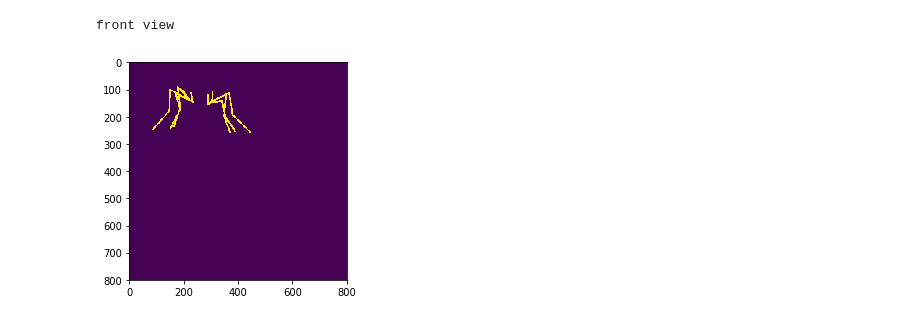
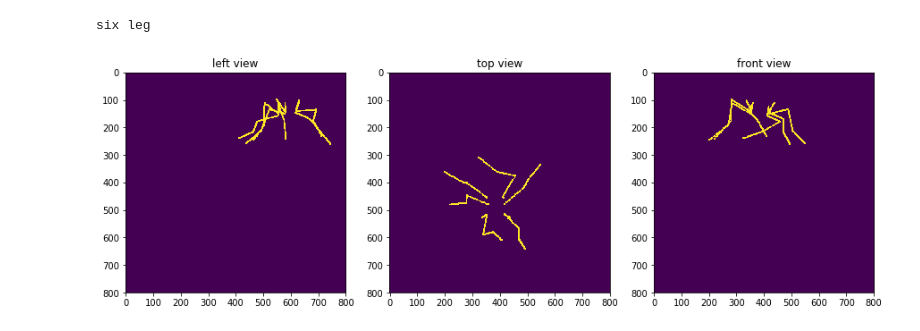
Before and after one commit to huajian1069/simulated_fly, a Jupyter notebook: 6-point-view-line.ipynb, the cells around one changed output. Drawn from its saved outputs; the diff is of its cells as text; code cells hidden in the pictures.

```diff
--- a/6-point-view-line.ipynb
+++ b/6-point-view-line.ipynb
@@ -103,6 +132,18 @@ top view
-# %%
-print("front view")
-views(larg_leg,0,1,2)
-# %% [output]
-front view
-[figure, removed]
+# %%
+'''left view'''
+t = 600
+fig, [ax1, ax2, ax3]= plt.subplots(1, 3, figsize=(15,15))
+views3(larg_leg,t,1,0,ax1)
+ax1.set_title('left view')
+
+'''top view'''
+views3(larg_leg,t,0,2,ax2)
+ax2.set_title('top view')
+
+'''front view'''
+views3(larg_leg,t,1,2,ax3)
+ax3.set_title('front view')
+print('six leg')
+# %% [output]
+six leg
+[figure, added]
```
Also changed, not shown: parts of 11 cells of this notebook, 25 other files.
